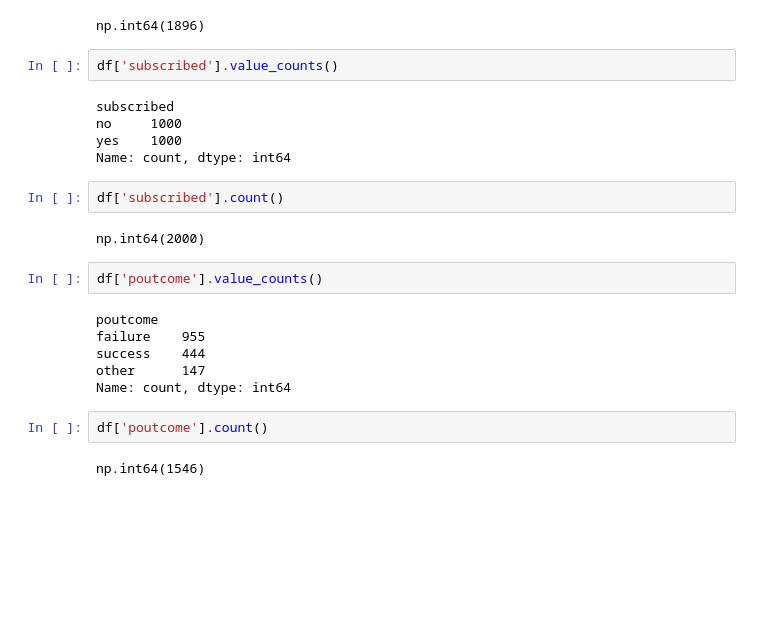
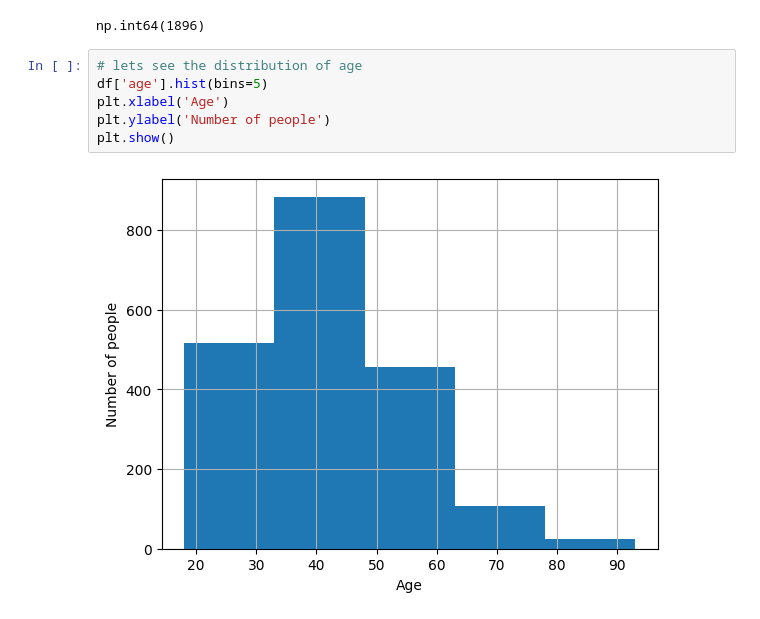
Before and after one commit to kristyan/data, a Jupyter notebook: e-tivity1/etivity1.ipynb, the cells around one changed output. Saved outputs shown, nothing was run; the diff lists cells and outputs as text; blank space fills up the shorter version.

```diff
--- a/e-tivity1/etivity1.ipynb
+++ b/e-tivity1/etivity1.ipynb
@@ -98,26 +144,11 @@ Name: count, dtype: int64
 df['education'].count()
 # %% [output]
 np.int64(1896)
-# %%
-df['subscribed'].value_counts()
-# %% [output]
-subscribed
-no     1000
-yes    1000
-Name: count, dtype: int64
-# %%
-df['subscribed'].count()
-# %% [output]
-np.int64(2000)
-# %%
-df['poutcome'].value_counts()
-# %% [output]
-poutcome
-failure    955
-success    444
-other      147
-Name: count, dtype: int64
-# %%
-df['poutcome'].count()
-# %% [output]
-np.int64(1546)
+# %%
+# lets see the distribution of age
+df['age'].hist(bins=5)
+plt.xlabel('Age')
+plt.ylabel('Number of people')
+plt.show()
+# %% [output]
+[figure, added]
```
Also changed, not shown: parts of 25 cells of this notebook.
